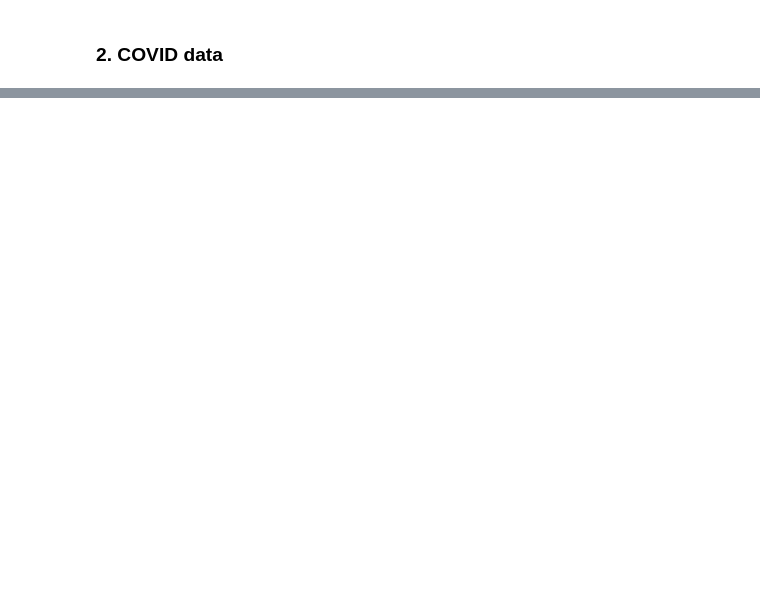
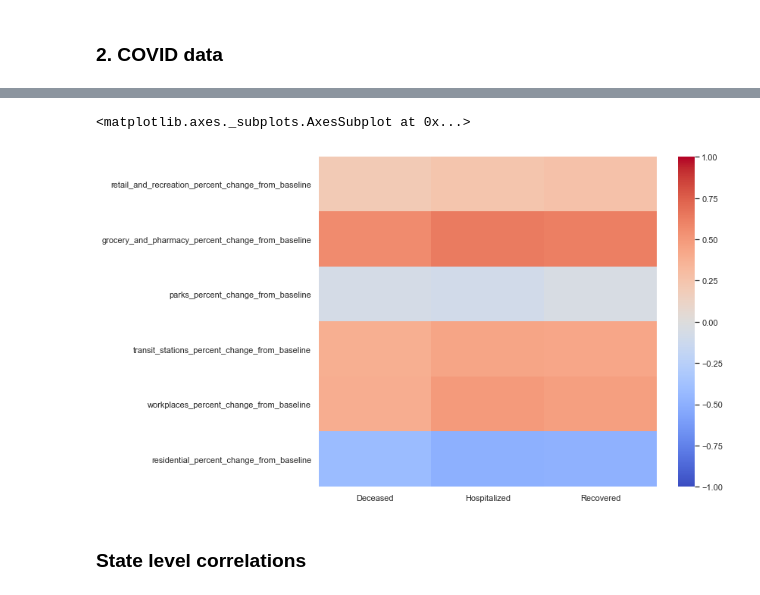
Before and after one commit to COVID-IWG/epimargin, a Jupyter notebook: studies/india_districts/google_mobility_india_exploration.ipynb, the cells around one changed output, grey strips where cells are left out. Cells and saved outputs as stored; diff of their text form; code cells hidden in the pictures; blank space fills up the shorter version.

```diff
--- a/studies/india_districts/google_mobility_india_exploration.ipynb
+++ b/studies/india_districts/google_mobility_india_exploration.ipynb
@@ -91,0 +120,13 @@ full_df = joined_df.groupby(level=0).apply(add_lag_col)
+# %%
+fig, ax = plt.subplots(figsize=(10,8))
+
+sns.heatmap(full_df.loc['India'][['Deceased', 'Hospitalized', 'Recovered', 'retail_and_recreation_percent_change_from_baseline',
+                      'grocery_and_pharmacy_percent_change_from_baseline',
+                      'parks_percent_change_from_baseline', 'transit_stations_percent_change_from_baseline',
+                      'workplaces_percent_change_from_baseline', 'residential_percent_change_from_baseline']].corr().loc['retail_and_recreation_percent_change_from_baseline':, :'Recovered'],
+            cmap='coolwarm', ax=ax, vmin=-1, vmax=1)
+# %% [output]
+<matplotlib.axes._subplots.AxesSubplot at 0x...>
+[figure, added]
+# %% [markdown]
+### State level correlations
```
Also changed, not shown: parts of 44 cells of this notebook, 1 other file.
